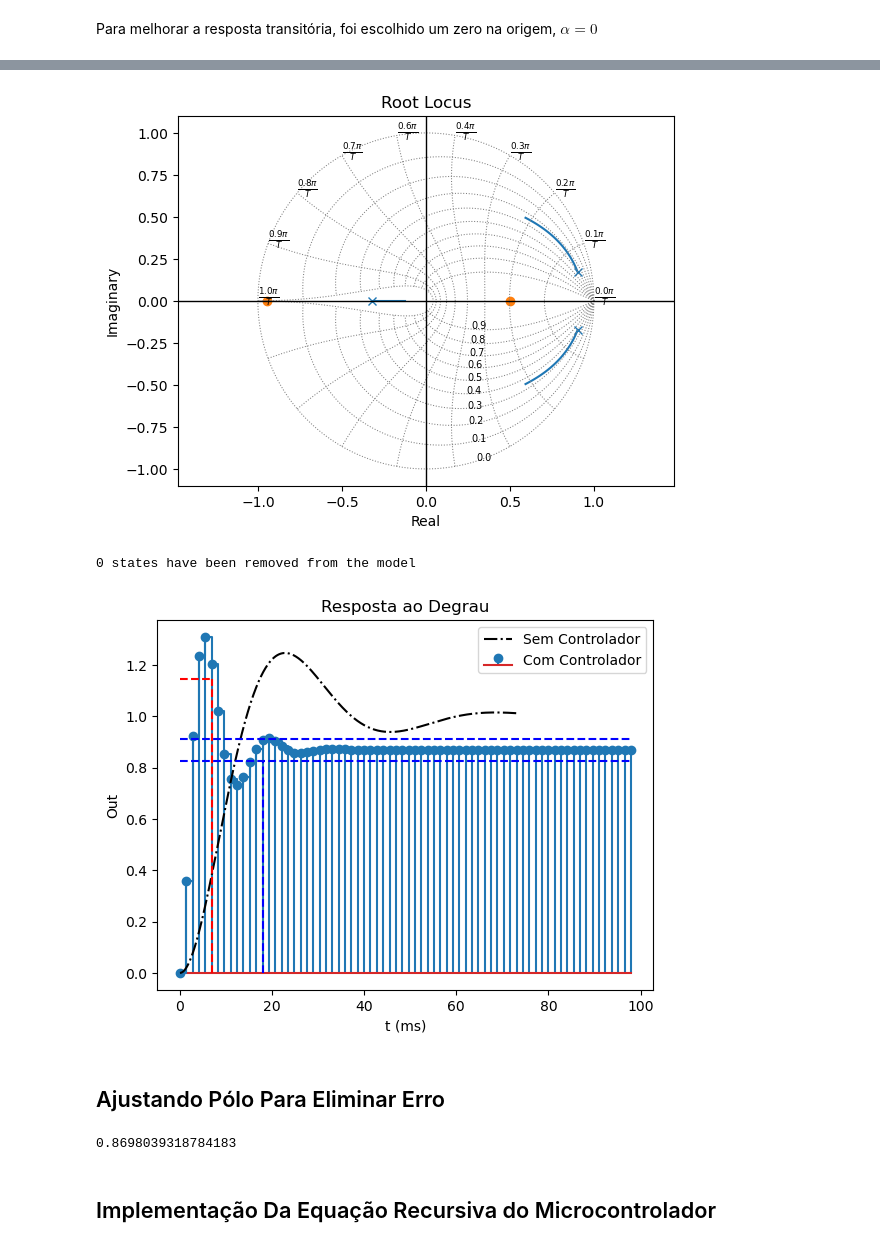
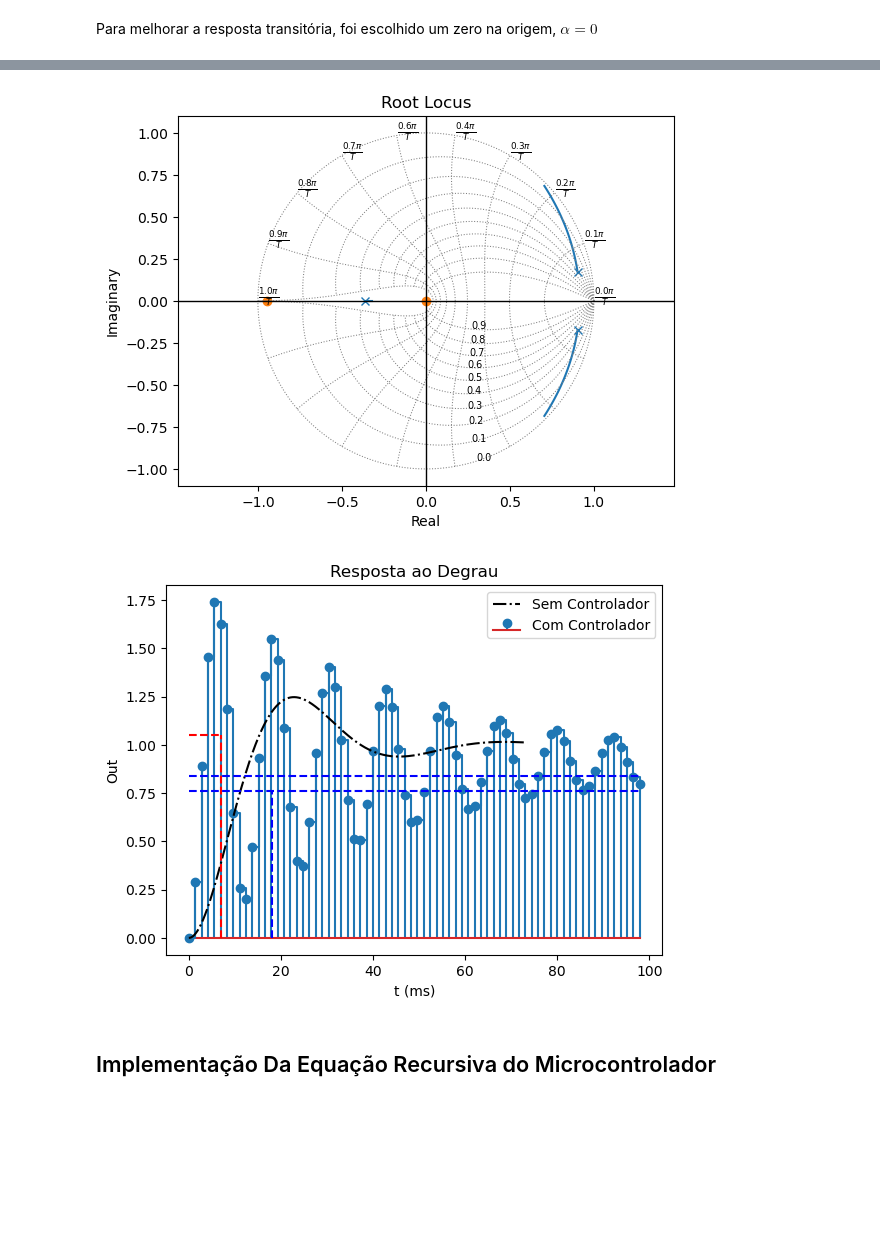
Before and after one commit to Emanuel600/Misc, a Jupyter notebook: Simul_Controle/Projeto 1 - Transformada z.ipynb, the cells around one changed output, grey strips where cells are left out. Saved outputs shown, nothing was run; the diff lists cells and outputs as text; code cells hidden in the pictures; blank space fills up the shorter version.

```diff
--- a/Simul_Controle/Projeto 1 - Transformada z.ipynb
+++ b/Simul_Controle/Projeto 1 - Transformada z.ipynb
@@ -206,21 +206,21 @@ plt.show()
 # %% [markdown]
 Para melhorar a resposta transitória, foi escolhido um zero na origem, $\alpha=0$
 # %%
-α = -0.5
+α = 0
 # Calcula ângulo que z1 deve adicionar ao sistema
 ang = 0
-aGz = ct.minreal(Gz)
+aGz = ct.minreal((z+α)*Gz)
 for zero in aGz.zeros():
     ang = ang + np.arctan2(z1.imag - zero.imag, z1.real - zero.real)
 for pole in aGz.poles():
     ang = ang - np.arctan2(z1.imag - pole.imag, z1.real - pole.real)
 ##
 ang = (np.pi+ang)
-print("ang:", (180/np.pi)*ang)
+print("ang:", (180/np.pi)*ang, "º")
 fi1 = np.arctan2(-α.real - z1.real, z1.imag-α.imag)
-print("fi1:", (180/np.pi)*fi1)
+print("fi1:", (180/np.pi)*fi1, "º")
 fi2 = -fi1 - ang
-print("fi2:", (180/np.pi)*fi2)
+print("fi2:", (180/np.pi)*fi2, "º")
 # fi2 = np.arctan2(-β.real - z1.real, z1.imag+β.imag)
 # np.tan(fi2) = (-β - z1.real)/(z1.imag-0)
 # z1.imag*np.tan(fi2) = -β - z1.real
@@ -239,8 +239,8 @@ plt.show()
 #|K * C(z)G(z)|z->z1=1
 # K = 1/(C(z1)G(z1))
 #
-b = Gz.num[0][0]
-a = Gz.den[0][0]
+b = aGz.num[0][0]
+a = aGz.den[0][0]
 K = np.abs((np.polyval(a, z1)*(z1+β))/
            (np.polyval(b, z1)*(z1+α)))
 print("α:", α)
@@ -265,37 +265,30 @@ k = np.linspace(0, K+3, 100)
 ct.root_locus(Cz*Gz, k)
 plt.show()
 # %% [output]
-[figure, old version]
+[figure, new version]
 # %%
-axcg, tcg, ycg = ctl.plot_step(ct.feedback(K*ct.minreal(Cz*Gz), 1), t=np.arange(0, Ts+2*τ, Ta),
+axcg, tcg, ycg = ctl.plot_step(ct.feedback(K*Cz*Gz, 1), t=np.arange(0, Ts+2*τ, Ta),
                                label = "Com Controlador")
 axcg.plot(t*1e3, y, "k-.", label="Sem Controlador")
 
 Mpcg = np.exp(-np.pi*ζ/np.sqrt(1-ζ**2))
 Tpcg = np.pi/(ω*np.sqrt(1-ζ**2))
 τcg  = 1/(ζ*ω)
 Tscg = 3*τcg
 
 plt.plot(1e3*(tcg[tcg<=Tpcg]), ycg[-1]*(1+Mpcg)*np.ones(len(tcg[tcg<=Tpcg])), 'r--')
 plt.plot([Tpcg*1e3, Tpcg*1e3], [0, ycg[-1]*(1+Mpcg)], 'r--')
 
 yscg  = ycg[np.abs(ycg - ycg[-1]*(1-5e-2)) <= 1e-5]
 plt.plot([Tscg*1e3, Tscg*1e3], [0, ycg[-1]*(1-5e-2)], 'b--')
 plt.plot(tcg*1e3, np.ones(len(ycg))*ycg[-1]*(1-5e-2), 'b--')    # Limite inferior para 5%
 plt.plot(tcg*1e3, np.ones(len(ycg))*ycg[-1]*(1+5e-2), 'b--')    # Limite superior para 5%
 
 plt.grid(True, 'both')
 plt.legend()
 plt.grid()
 plt.show()
 # %% [output]
-0 states have been removed from the model
-[figure, old version]
+[figure, new version]
-# %% [markdown]
-## Ajustando Pólo Para Eliminar Erro
-# %%
-ycg[-1]
-# %% [output]
-0.8698039318784183
 # %% [markdown]
 ## Implementação Da Equação Recursiva do Microcontrolador
```
Also changed, not shown: parts of 1 cell of this notebook, 4 other files.
